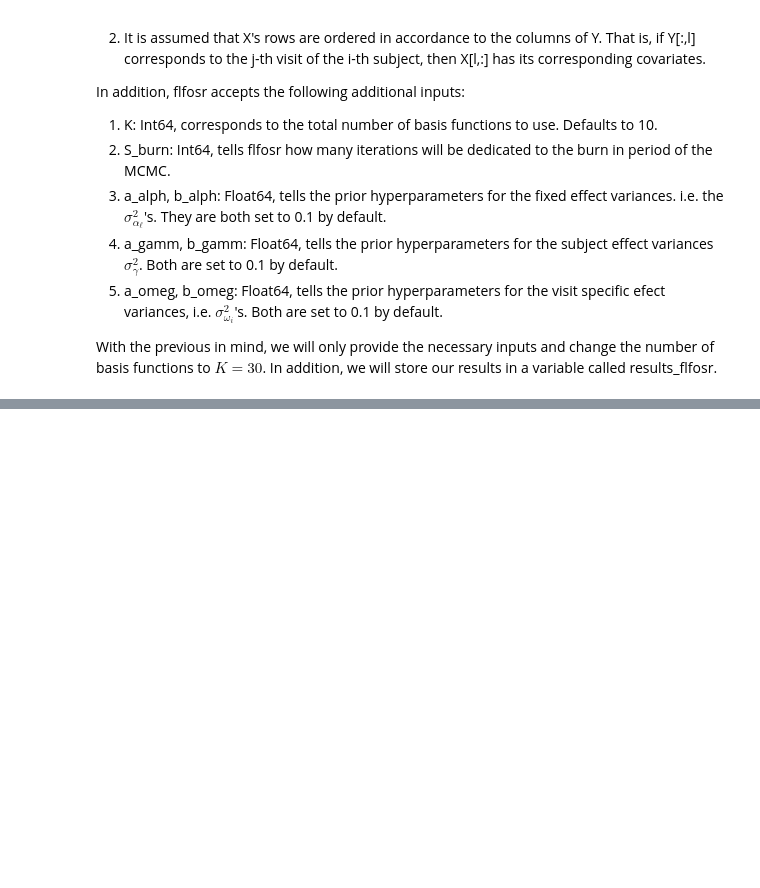
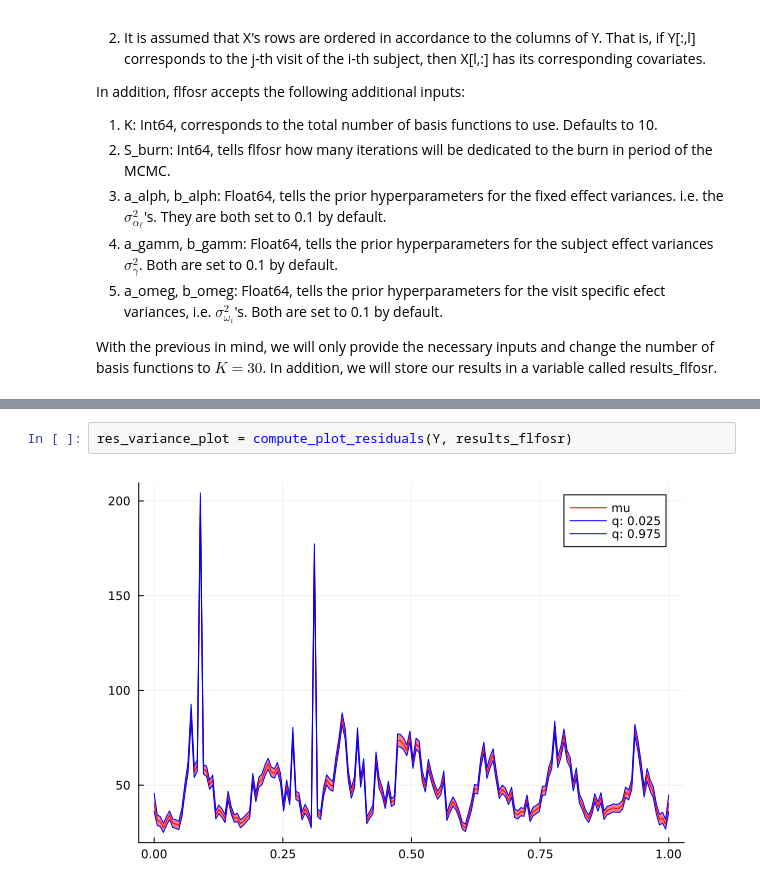
Before and after one commit to LarsDanielJohaN/FastBayesFMMs.jl, a Jupyter notebook: UseTutorialFastBayesFMMs.ipynb, the cells around one changed output, grey strips where cells are left out. Drawn from its saved outputs; the diff is of its cells as text; blank space fills up the shorter version.

```diff
--- a/UseTutorialFastBayesFMMs.ipynb
+++ b/UseTutorialFastBayesFMMs.ipynb
@@ -192,0 +275,4 @@ plotf_mean_q(alpha_postf[:,1 , :]    )
+# %%
+res_variance_plot = compute_plot_residuals(Y, results_flfosr)
+# %% [output]
+[figure, added]
```
Also changed, not shown: parts of 8 cells of this notebook.
